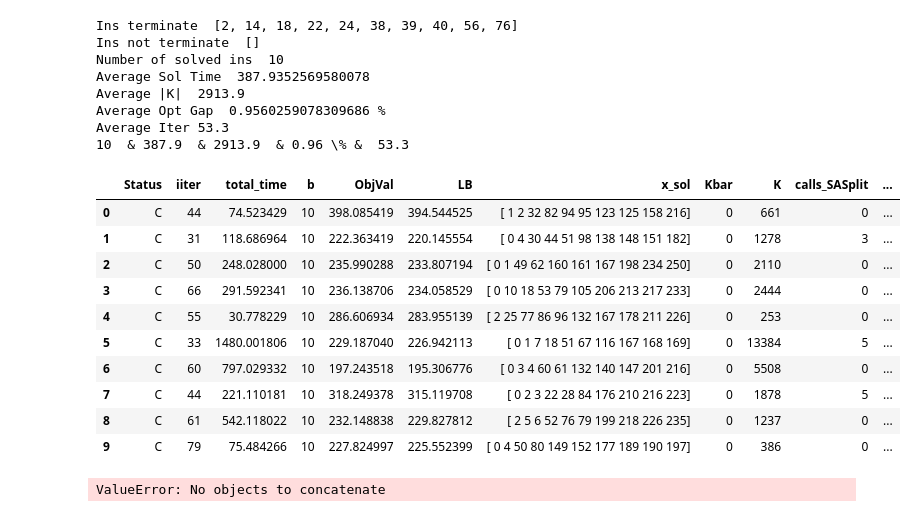
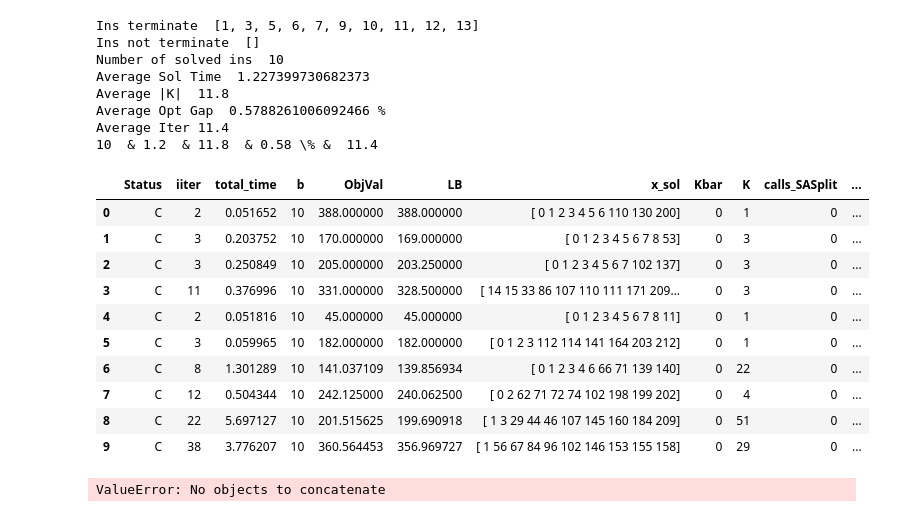
Before and after one commit to diHnguyen/SSPI, a Jupyter notebook: PythonConversion/Dec2024_Output/ProcessOutput.ipynb, the cells around one changed output. Saved outputs shown, nothing was run; the diff lists cells and outputs as text; code cells hidden in the pictures.

```diff
--- a/PythonConversion/Dec2024_Output/ProcessOutput.ipynb
+++ b/PythonConversion/Dec2024_Output/ProcessOutput.ipynb
@@ -13,9 +13,9 @@ N = 40 #50
 # ins = [3,35,36,37,52,63,64,150, 282,319]
 
 # N40
-# ins = [1, 3, 5, 6, 7, 9, 10, 11, 12, 13]
+ins = [1, 3, 5, 6, 7, 9, 10, 11, 12, 13]
 # ins =  [4, 8, 16, 27, 33, 36, 37, 48, 64, 68]
-ins =  [2, 14, 18, 22, 24, 38, 39, 40, 56, 76]
+# ins =  [2, 14, 18, 22, 24, 38, 39, 40, 56, 76]
 
 # N50
 # ins =  [2, 6, 7, 10, 13, 14, 15, 16, 17, 21]
@@ -26,7 +26,7 @@ ins =  [2, 14, 18, 22, 24, 38, 39, 40, 56, 76]
 def processMain(N, ins):
     fileNames = []
     for i in ins:
-        fileNames.append("./Dec2024_Output/Iter/main_singleCut_combinedStratV1_WarmStart_threshold_p_15_N"+str(N)+"_"+str(i)+".txt")
+        fileNames.append("./Dec2024_Output/Iter/main_singleCut_combinedStratV1_threshold_p_noSA_15_N"+str(N)+"_"+str(i)+".txt")
         # fileNames.append("./Iter/main_A3_0_15_N"+str(N)+"_"+str(i)+".txt")
     # print(fileNames)
     # Use the next line for finished ins
@@ -67,49 +67,49 @@ def processMain(N, ins):
     # df_filtered = df_filtered.groupby('Ins').apply(
     #     lambda group: group[group['total_time'] == group['total_time'].max()])
     # df_filtered = df_filtered.reset_index(drop=True)
     df_filtered["OptGap"] = (df_filtered.ObjVal-df_filtered.LB)/df_filtered.ObjVal*100
     solved_ins = len(df_filtered)
     avg_time = df_filtered['total_time'].mean()
     avg_K = df_filtered['K'].mean()
     opt_gap = df_filtered["OptGap"].mean()
     avg_iter = df_filtered["iiter"].mean()+1
     print("Number of solved ins ", solved_ins)
     print("Average Sol Time ", avg_time)
     print("Average |K| ", avg_K)
     print("Average Opt Gap ", opt_gap,"%")
     print("Average Iter", avg_iter)
     # {number:.2f}
     print(str(solved_ins), " & %.1f"  % avg_time, " & %.1f" % avg_K, " & %.2f" %opt_gap, "\% & ",str(avg_iter) )
 
 
     # print(output)
     # for i in range(5):
     #     output = pd.read_csv(EXP+"_N"+str(N)+"_"+str(i+1)+".txt", sep=";", header=None)
 
     return df_filtered
 
 df_default = processMain(N,ins)
 df_default
 # %% [output]
-Ins terminate  [2, 14, 18, 22, 24, 38, 39, 40, 56, 76]
+Ins terminate  [1, 3, 5, 6, 7, 9, 10, 11, 12, 13]
 Ins not terminate  []
 Number of solved ins  10
-Average Sol Time  387.9352569580078
-Average |K|  2913.9
-Average Opt Gap  0.9560259078309686 %
-Average Iter 53.3
-10  & 387.9  & 2913.9  & 0.96 \% &  53.3
+Average Sol Time  1.227399730682373
+Average |K|  11.8
+Average Opt Gap  0.5788261006092466 %
+Average Iter 11.4
+10  & 1.2  & 11.8  & 0.58 \% &  11.4
 |  | Status | iiter | total_time | b | ObjVal | LB | x_sol | Kbar | K | calls_SASplit | ... |
-| 0 | C | 44 | 74.523429 | 10 | 398.085419 | 394.544525 | [ 1 2 32 82 94 95 123 125 158 216] | 0 | 661 | 0 | ... |
-| 1 | C | 31 | 118.686964 | 10 | 222.363419 | 220.145554 | [ 0 4 30 44 51 98 138 148 151 182] | 0 | 1278 | 3 | ... |
-| 2 | C | 50 | 248.028000 | 10 | 235.990288 | 233.807194 | [ 0 1 49 62 160 161 167 198 234 250] | 0 | 2110 | 0 | ... |
-| 3 | C | 66 | 291.592341 | 10 | 236.138706 | 234.058529 | [ 0 10 18 53 79 105 206 213 217 233] | 0 | 2444 | 0 | ... |
-| 4 | C | 55 | 30.778229 | 10 | 286.606934 | 283.955139 | [ 2 25 77 86 96 132 167 178 211 226] | 0 | 253 | 0 | ... |
-| 5 | C | 33 | 1480.001806 | 10 | 229.187040 | 226.942113 | [ 0 1 7 18 51 67 116 167 168 169] | 0 | 13384 | 5 | ... |
-| 6 | C | 60 | 797.029332 | 10 | 197.243518 | 195.306776 | [ 0 3 4 60 61 132 140 147 201 216] | 0 | 5508 | 0 | ... |
-| 7 | C | 44 | 221.110181 | 10 | 318.249378 | 315.119708 | [ 0 2 3 22 28 84 176 210 216 223] | 0 | 1878 | 5 | ... |
-| 8 | C | 61 | 542.118022 | 10 | 232.148838 | 229.827812 | [ 2 5 6 52 76 79 199 218 226 235] | 0 | 1237 | 0 | ... |
-| 9 | C | 79 | 75.484266 | 10 | 227.824997 | 225.552399 | [ 0 4 50 80 149 152 177 189 190 197] | 0 | 386 | 0 | ... |
+| 0 | C | 2 | 0.051652 | 10 | 388.000000 | 388.000000 | [ 0 1 2 3 4 5 6 110 130 200] | 0 | 1 | 0 | ... |
+| 1 | C | 3 | 0.203752 | 10 | 170.000000 | 169.000000 | [ 0 1 2 3 4 5 6 7 8 53] | 0 | 3 | 0 | ... |
+| 2 | C | 3 | 0.250849 | 10 | 205.000000 | 203.250000 | [ 0 1 2 3 4 5 6 7 102 137] | 0 | 3 | 0 | ... |
+| 3 | C | 11 | 0.376996 | 10 | 331.000000 | 328.500000 | [ 14 15 33 86 107 110 111 171 209... | 0 | 3 | 0 | ... |
+| 4 | C | 2 | 0.051816 | 10 | 45.000000 | 45.000000 | [ 0 1 2 3 4 5 6 7 8 11] | 0 | 1 | 0 | ... |
+| 5 | C | 3 | 0.059965 | 10 | 182.000000 | 182.000000 | [ 0 1 2 3 112 114 141 164 203 212] | 0 | 1 | 0 | ... |
+| 6 | C | 8 | 1.301289 | 10 | 141.037109 | 139.856934 | [ 0 1 2 3 4 6 66 71 139 140] | 0 | 22 | 0 | ... |
+| 7 | C | 12 | 0.504344 | 10 | 242.125000 | 240.062500 | [ 0 2 62 71 72 74 102 198 199 202] | 0 | 4 | 0 | ... |
+| 8 | C | 22 | 5.697127 | 10 | 201.515625 | 199.690918 | [ 1 3 29 44 46 107 145 160 184 209] | 0 | 51 | 0 | ... |
+| 9 | C | 38 | 3.776207 | 10 | 360.564453 | 356.969727 | [ 1 56 67 84 96 102 146 153 155 158] | 0 | 29 | 0 | ... |
 # %%
 import pandas as pd
 import os
```
